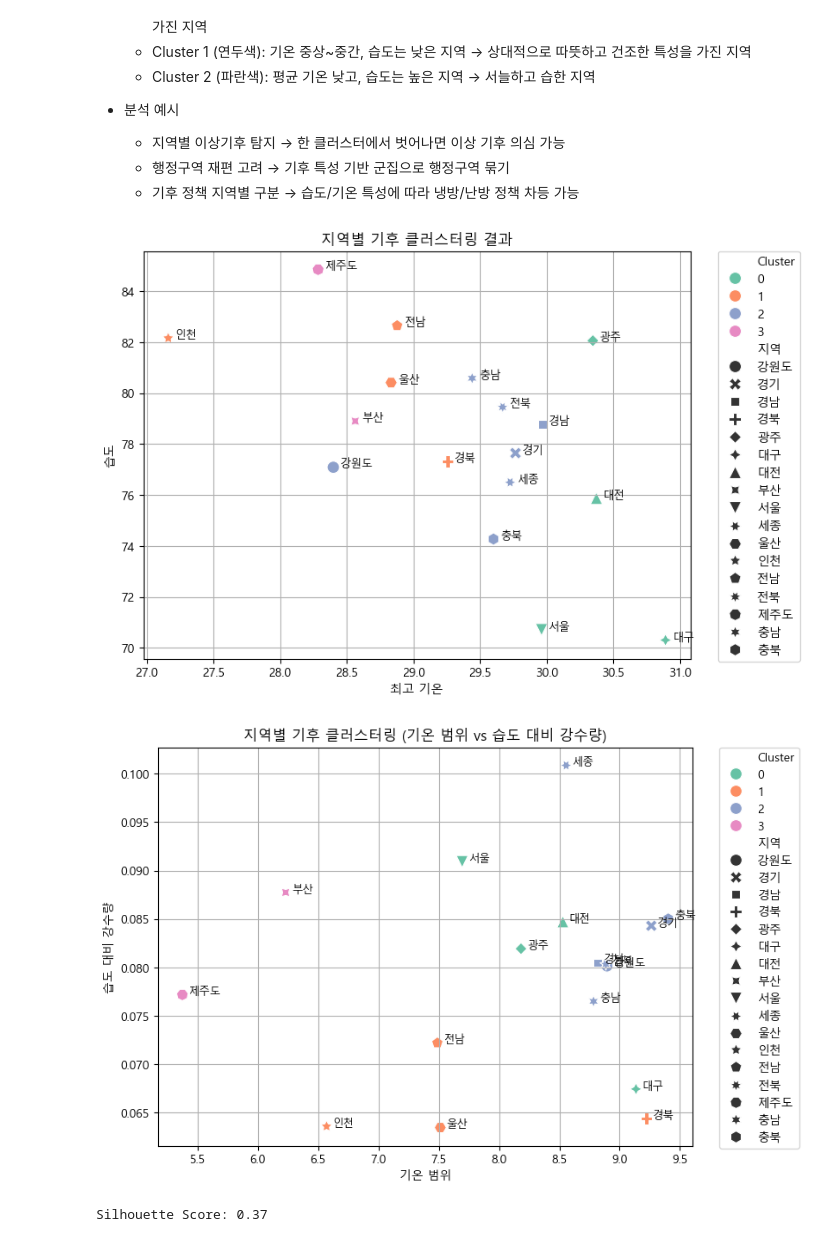
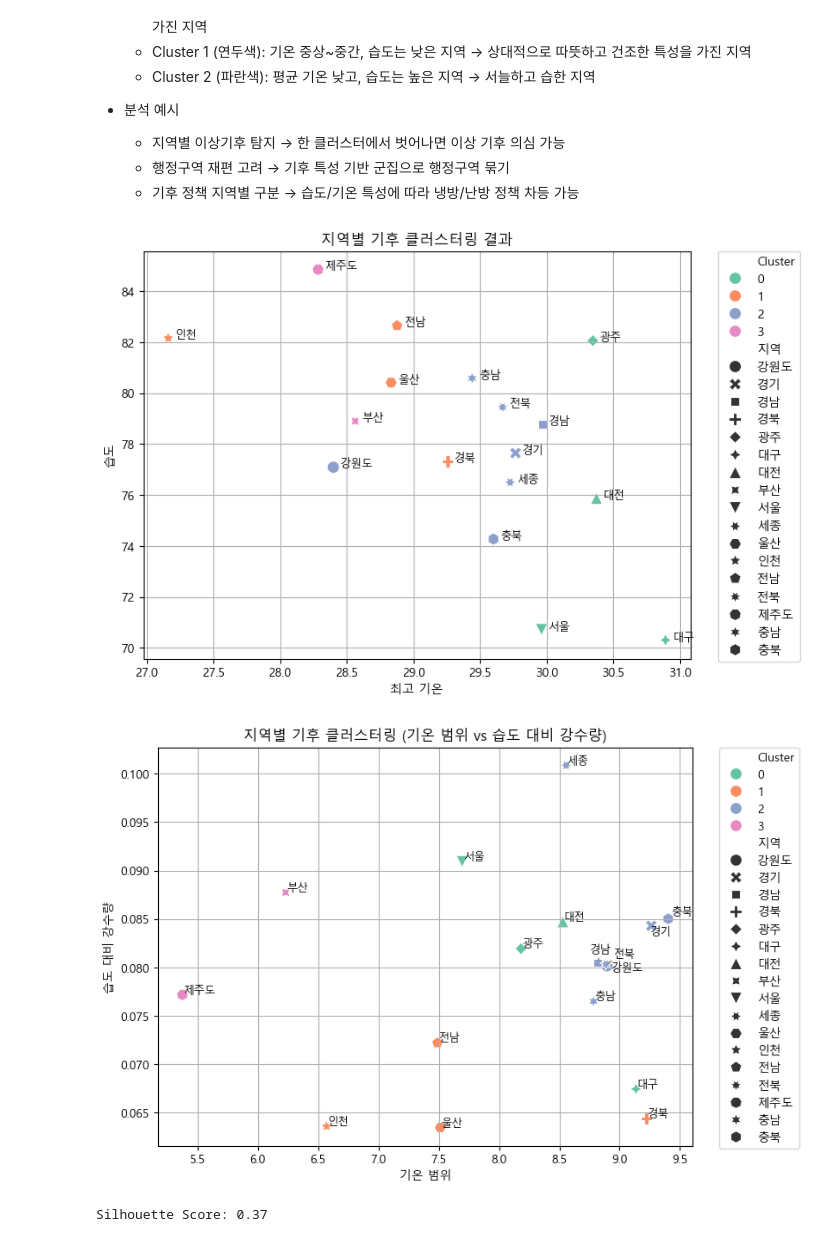
Before and after one commit to Encore-SKN-17/ML_MINI_4TEAM, a Jupyter notebook: weather_clustering/weather_clustering_kmean.ipynb, the cells around one changed output. Saved outputs shown, nothing was run; the diff lists cells and outputs as text; code cells hidden in the pictures.

```diff
--- a/weather_clustering/weather_clustering_kmean.ipynb
+++ b/weather_clustering/weather_clustering_kmean.ipynb
@@ -218,35 +239,39 @@ for i in range(len(grouped)):
 plt.title("지역별 기후 클러스터링 결과")
 plt.legend(bbox_to_anchor=(1.05, 1), loc='upper left', borderaxespad=0.)
 plt.grid(True)
 plt.show()
 
 # 7-2. 시각화 ② 기온 범위 vs 습도 대비 강수량
 plt.figure(figsize=(8, 6))
 sns.scatterplot(
     data=grouped,
     x='기온 범위',
     y='습도 대비 강수량',
     hue='Cluster',
     style='지역',
     palette='Set2',
     s=100
 )
 
+texts = []
 for i in range(len(grouped)):
+    texts.append(
     plt.text(
-        grouped['기온 범위'][i] + 0.05,
+        grouped['기온 범위'][i],
         grouped['습도 대비 강수량'][i],
         grouped['지역'][i],
         fontsize=9
     )
+    )
+adjust_text(texts, arrowprops = dict(arrowstyle='-', color='gray'))
 
 plt.title("지역별 기후 클러스터링 (기온 범위 vs 습도 대비 강수량)")
 plt.legend(bbox_to_anchor=(1.05, 1), loc='upper left', borderaxespad=0.)
 plt.grid(True)
 plt.show()
 # %% [output]
 [figure]
-[figure, old version]
+[figure, new version]
 # %%
 from sklearn.metrics import silhouette_score
 
```
Also changed, not shown: parts of 2 cells of this notebook.
